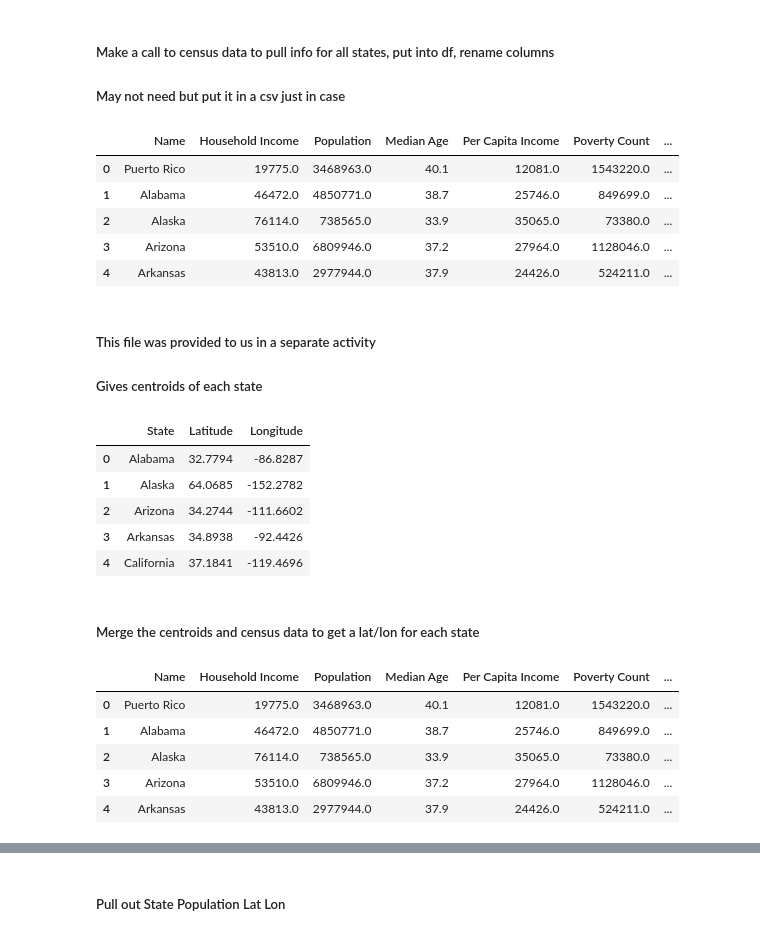
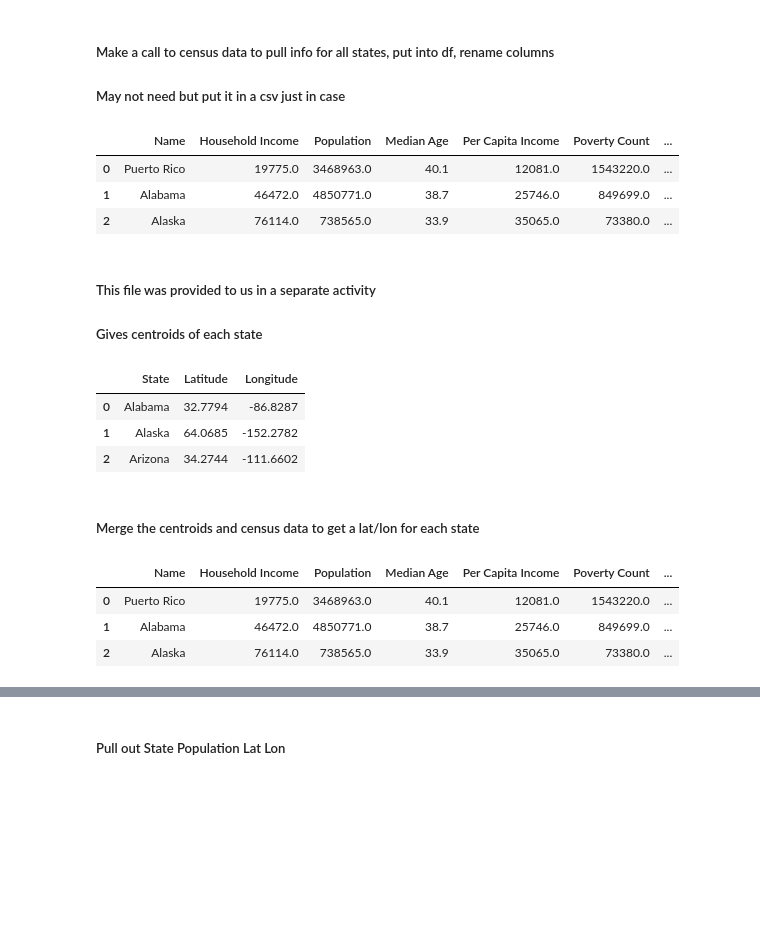
Before and after one commit to Eng-Hisham991/National_Park_Analysis, a Jupyter notebook: parks_visitors_v_population.ipynb, the cells around one changed output, grey strips where cells are left out. Saved outputs shown, nothing was run; the diff lists cells and outputs as text; code cells hidden in the pictures; blank space fills up the shorter version.

```diff
--- a/parks_visitors_v_population.ipynb
+++ b/parks_visitors_v_population.ipynb
@@ -33,49 +34,45 @@ West = ['Colorado', 'Wyoming', 'Montana', 'Idaho', 'Washington', 'Oregon', 'Utah
 # %%
 
 census_data = c.acs5.get(("NAME", "B19013_001E", "B01003_001E", "B01002_001E",
                           "B19301_001E",
                           "B17001_002E",
                           "B23025_005E"), {'for': 'state:*'})
 
 
 
 #Convert to DataFrame
 census_df = pd.DataFrame(census_data)
 
 # Column Reordering
-census_df = census_pd.rename(columns={"B01003_001E": "Population",
+census_df = census_df.rename(columns={"B01003_001E": "Population",
                                       "B01002_001E": "Median Age",
                                       "B19013_001E": "Household Income",
                                       "B19301_001E": "Per Capita Income",
                                       "B17001_002E": "Poverty Count",
                                       "B23025_005E": "Unemployment Count",
                                       "NAME": "Name", "state": "State"})
 
 
 #census_pd.head()
 census_df.to_csv("./output_data/census_data_allstates.csv", encoding="utf-8", index=False)
-census_df.head()
+census_df.head(3)
 # %% [output]
 |  | Name | Household Income | Population | Median Age | Per Capita Income | Poverty Count | ... |
 | 0 | Puerto Rico | 19775.0 | 3468963.0 | 40.1 | 12081.0 | 1543220.0 | ... |
 | 1 | Alabama | 46472.0 | 4850771.0 | 38.7 | 25746.0 | 849699.0 | ... |
 | 2 | Alaska | 76114.0 | 738565.0 | 33.9 | 35065.0 | 73380.0 | ... |
-| 3 | Arizona | 53510.0 | 6809946.0 | 37.2 | 27964.0 | 1128046.0 | ... |
-| 4 | Arkansas | 43813.0 | 2977944.0 | 37.9 | 24426.0 | 524211.0 | ... |
 # %% [markdown]
 ##### This file was provided to us in a separate activity
 ##### Gives centroids of each state
 # %%
 # Read in the csv containing state centroid coordinates
 centroids = pd.read_csv("./Resources/state_centroids.csv")
-centroids.head()
+centroids.head(3)
 # %% [output]
 |  | State | Latitude | Longitude |
 | 0 | Alabama | 32.7794 | -86.8287 |
 | 1 | Alaska | 64.0685 | -152.2782 |
 | 2 | Arizona | 34.2744 | -111.6602 |
-| 3 | Arkansas | 34.8938 | -92.4426 |
-| 4 | California | 37.1841 | -119.4696 |
 # %%
 # create a dictionary of states and abbreviations
 us_state_abbrev = {
@@ -92,7 +89,7 @@ us_state_abbrev = {
 ##### Merge the centroids and census data to get a lat/lon for each state
 # %%
 # Merge the datasets using the sate columns
-census_data = pd.merge(census_pd, centroids, how="left", left_on="Name", right_on="State")
+census_data = pd.merge(census_df, centroids, how="left", left_on="Name", right_on="State")
 
 # Save the updated dataframe as a csv
 census_data.to_csv("./Resources/state_census_data.csv", encoding="utf-8", index=False)
@@ -101,11 +98,9 @@ census_data.to_csv("./Resources/state_census_data.csv", encoding="utf-8", index=
 
 census_data['State_y'] = census_data['State_y'].map(us_state_abbrev).fillna(census_data['State_y'])
 census_data.rename(columns={'State_y':'State Code'})
-census_data.head()
+census_data.head(3)
 # %% [output]
 |  | Name | Household Income | Population | Median Age | Per Capita Income | Poverty Count | ... |
 | 0 | Puerto Rico | 19775.0 | 3468963.0 | 40.1 | 12081.0 | 1543220.0 | ... |
 | 1 | Alabama | 46472.0 | 4850771.0 | 38.7 | 25746.0 | 849699.0 | ... |
 | 2 | Alaska | 76114.0 | 738565.0 | 33.9 | 35065.0 | 73380.0 | ... |
-| 3 | Arizona | 53510.0 | 6809946.0 | 37.2 | 27964.0 | 1128046.0 | ... |
-| 4 | Arkansas | 43813.0 | 2977944.0 | 37.9 | 24426.0 | 524211.0 | ... |
```
Also changed, not shown: parts of 10 cells of this notebook, 6 other files.
